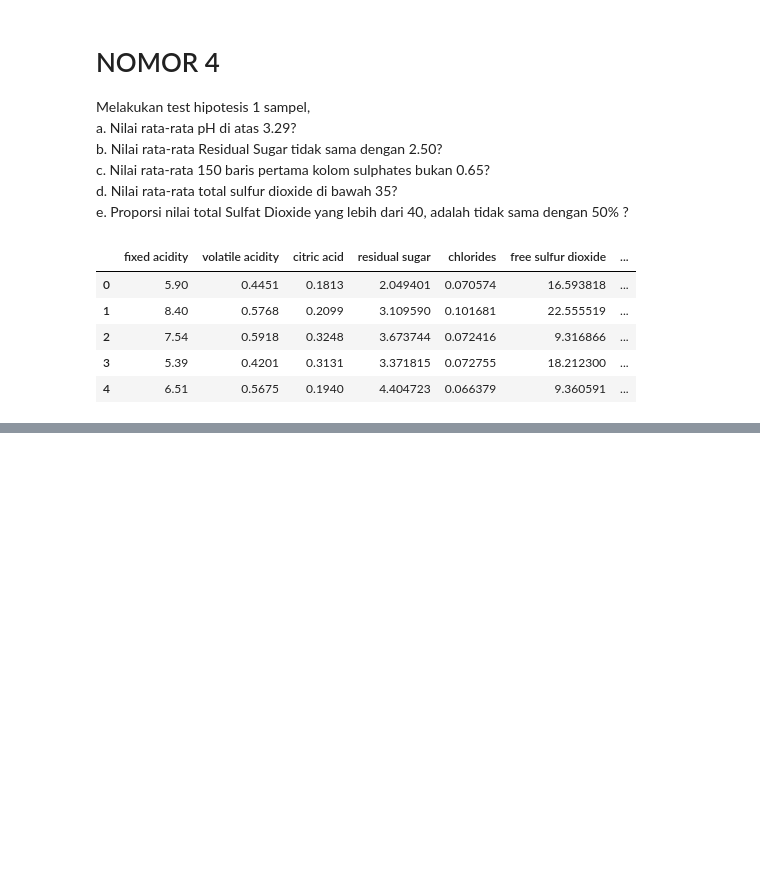
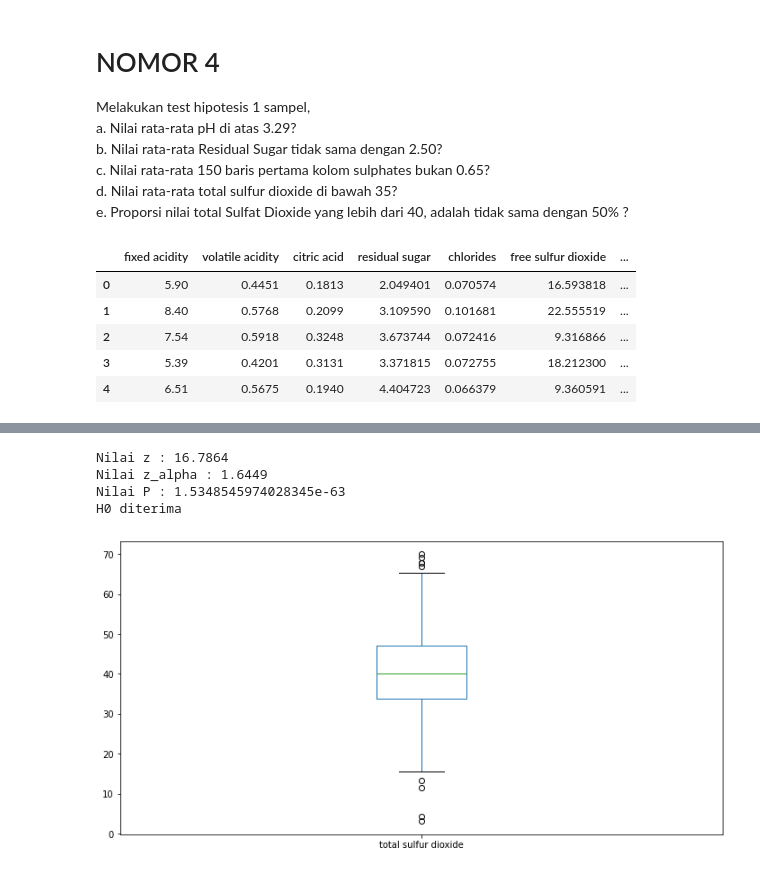
Before and after one commit to JeffreyChow19/probability-statistics, a Jupyter notebook: src/prob-4.ipynb, the cells around one changed output, grey strips where cells are left out. Drawn from its saved outputs; the diff is of its cells as text; code cells hidden in the pictures; blank space fills up the shorter version.

```diff
--- a/src/prob-4.ipynb
+++ b/src/prob-4.ipynb
@@ -19,0 +225,31 @@ df.head()
+# %%
+mu = 35
+alpha = 0.05
+
+#calculate z
+z = ztest(df["total sulfur dioxide"], mu)
+
+#calculate z_alpha
+z_alpha = st.norm.ppf(1-alpha)
+
+#calculate p
+p = st.norm.sf(abs(z))
+
+print(f"Nilai z : {round(z, 4)}")
+print(f"Nilai z_alpha : {round(z_alpha, 4)}")
+print(f"Nilai P : {p}")
+
+if (z < -z_alpha and p<alpha):
+    print("H0 ditolak")
+else:
+    print("H0 diterima")
+
+df["total sulfur dioxide"].plot(kind="box", figsize=(12, 6))
+plt.title=("Total Sulfur Dioxide")
+plt.show()
+# %% [output]
+Nilai z : 16.7864
+Nilai z_alpha : 1.6449
+Nilai P : 1.5348545974028345e-63
+H0 diterima
+[figure, added]
```
Also changed, not shown: parts of 16 cells of this notebook.
